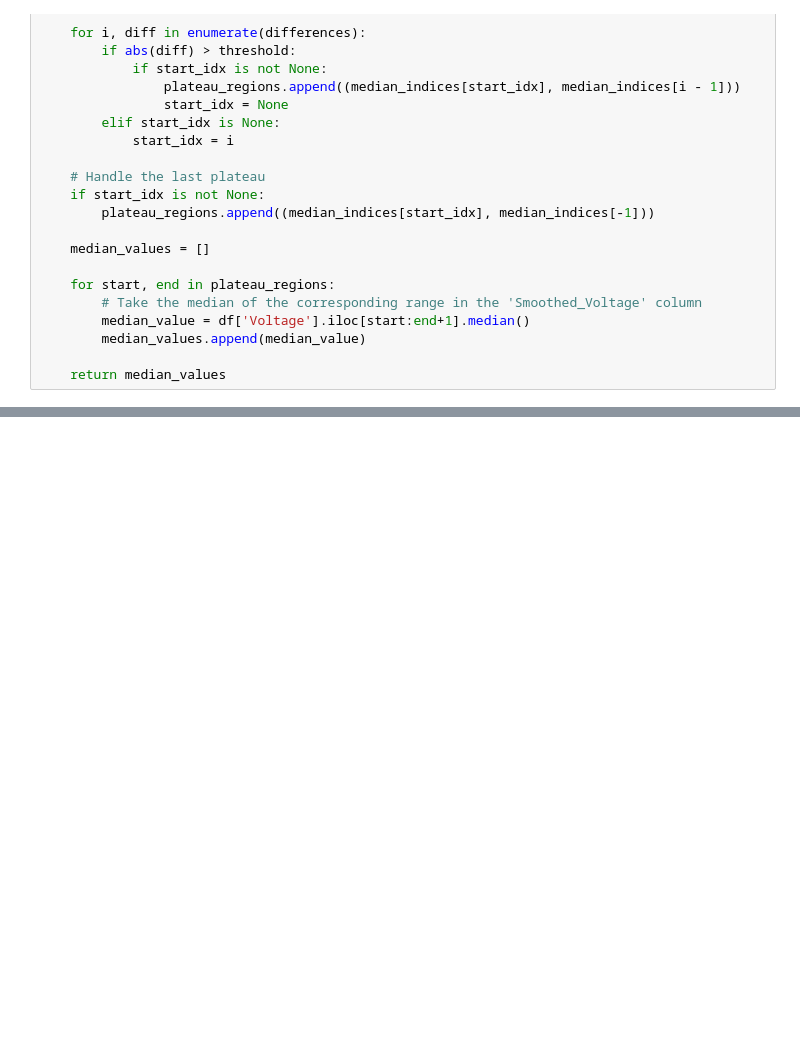
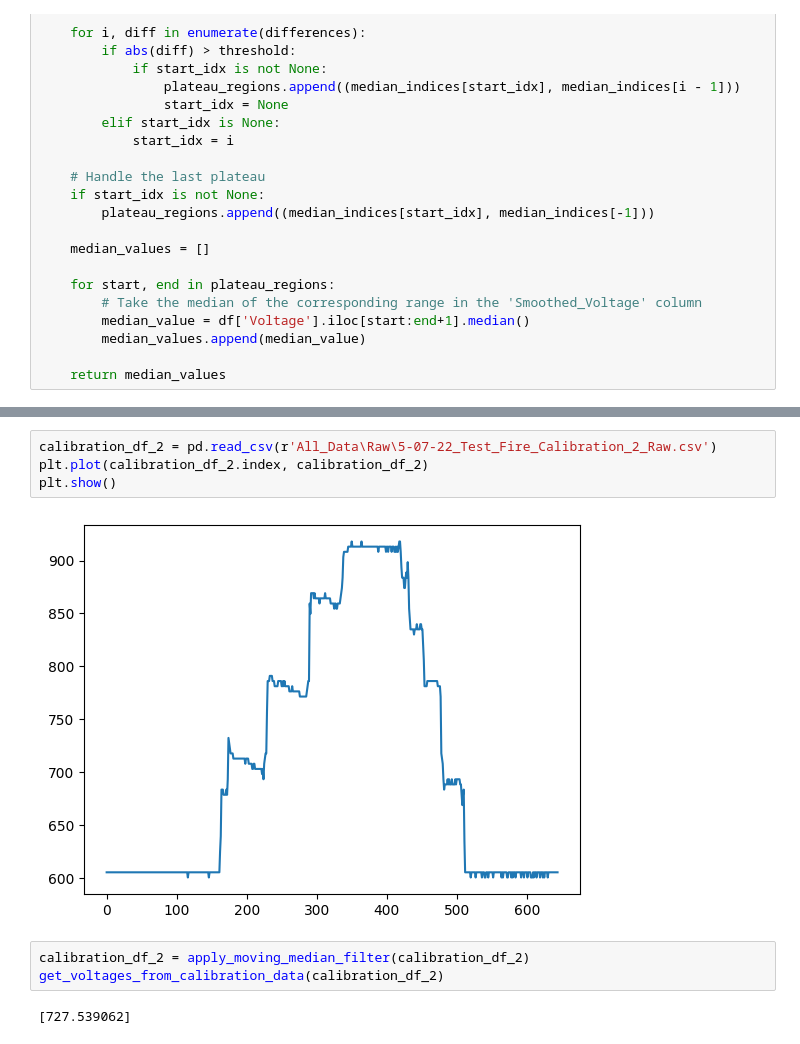
Before and after one commit to AnakinDV1738/SEDS-Propulsion-Thing, a Jupyter notebook: parthsWorkspace.ipynb, the cells around one changed output, grey strips where cells are left out. Saved outputs shown, nothing was run; the diff lists cells and outputs as text; blank space fills up the shorter version.

```diff
--- a/parthsWorkspace.ipynb
+++ b/parthsWorkspace.ipynb
@@ -102,0 +118,11 @@ get_voltages_from_calibration_data(calibration_df)
+# %%
+calibration_df_2 = pd.read_csv(r'All_Data\Raw\5-07-22_Test_Fire_Calibration_2_Raw.csv')
+plt.plot(calibration_df_2.index, calibration_df_2)
+plt.show()
+# %% [output]
+[figure, added]
+# %%
+calibration_df_2 = apply_moving_median_filter(calibration_df_2)
+get_voltages_from_calibration_data(calibration_df_2)
+# %% [output]
+[727.539062]
```
Also changed, not shown: parts of 5 cells of this notebook.
